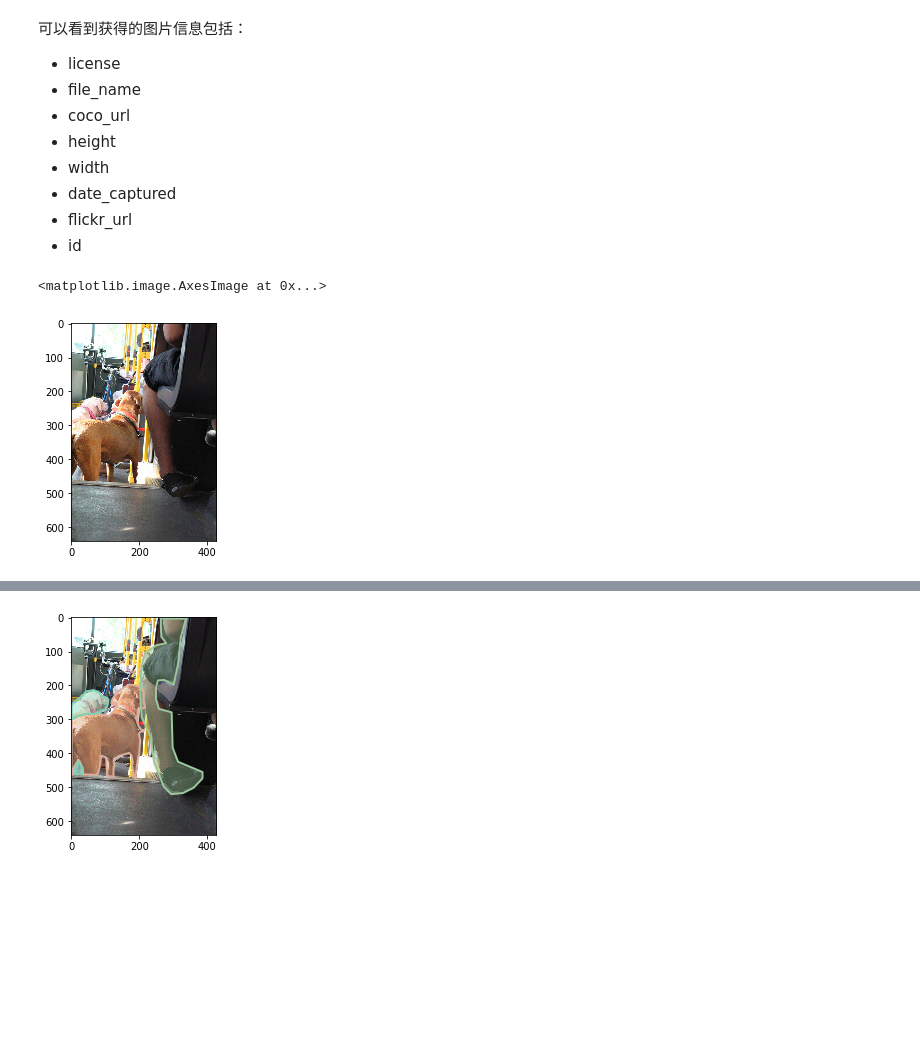
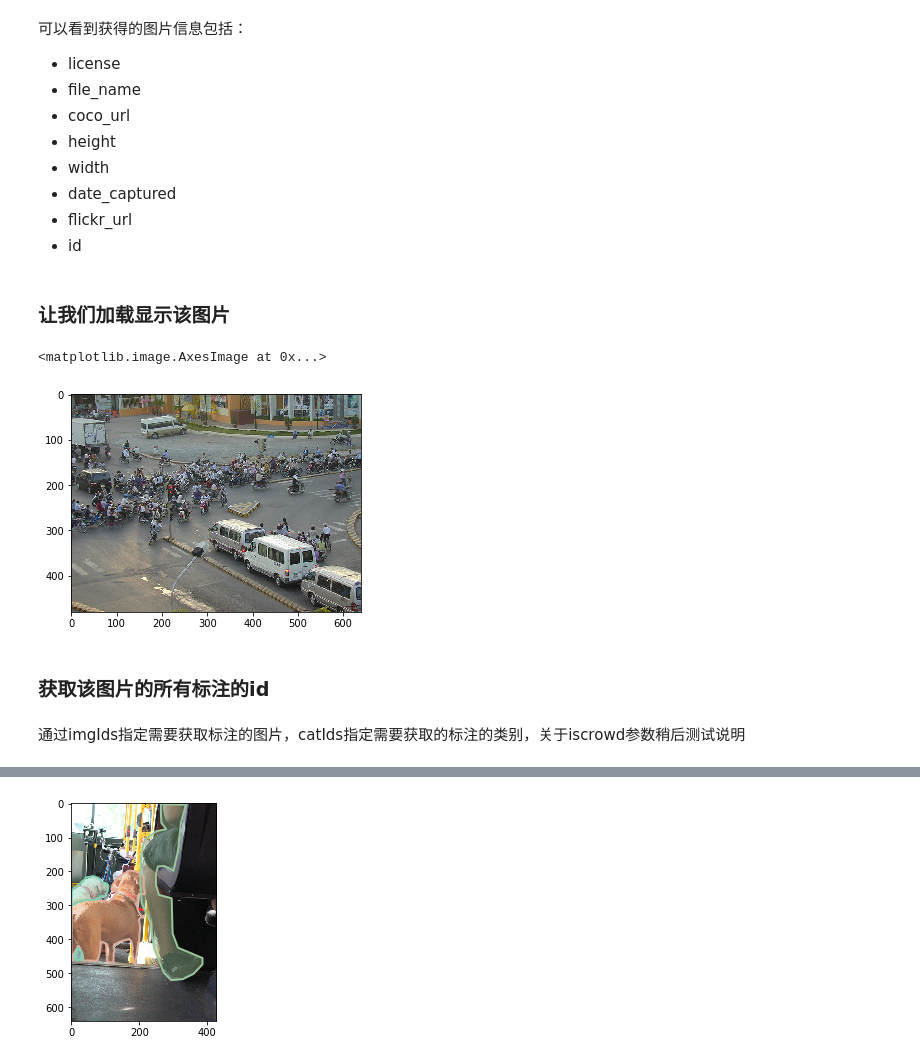
Before and after one commit to rg4sun/COCO_ABC, a Jupyter notebook: glance_through_COCO.ipynb, the cells around one changed output, grey strips where cells are left out. Cells and saved outputs as stored; diff of their text form; code cells hidden in the pictures; blank space fills up the shorter version.

```diff
--- a/glance_through_COCO.ipynb
+++ b/glance_through_COCO.ipynb
@@ -279,15 +279,19 @@ img_info
 + date_captured
 + flickr_url
 + id
+# %% [markdown]
+### 让我们加载显示该图片
 # %%
-imgPath = val_set[val_set.index(os.path.join(COCODIRS['val2017'],'000000432553.jpg'))]
+imgPath = val_set[val_set.index(os.path.join(COCODIRS['val2017'],img_info['file_name']))]
 img = cv.imread(imgPath)
-img = bgr2rgb(img)
+plt.imshow(bgr2rgb(img))
+# %% [output]
+<matplotlib.image.AxesImage at 0x...>
+[figure, added]
-# %%
-plt.imshow(img)
-# %% [output]
-<matplotlib.image.AxesImage at 0x...>
-[figure, removed]
+# %% [markdown]
+### 获取该图片的所有标注的id
+# %% [markdown]
+通过imgIds指定需要获取标注的图片，catIds指定需要获取的标注的类别，关于iscrowd参数稍后测试说明
 # %%
 annIds = coco.getAnnIds(imgIds=img_info['id'], catIds=catIds,iscrowd=None)
 annIds
```
Also changed, not shown: parts of 7 cells of this notebook.
